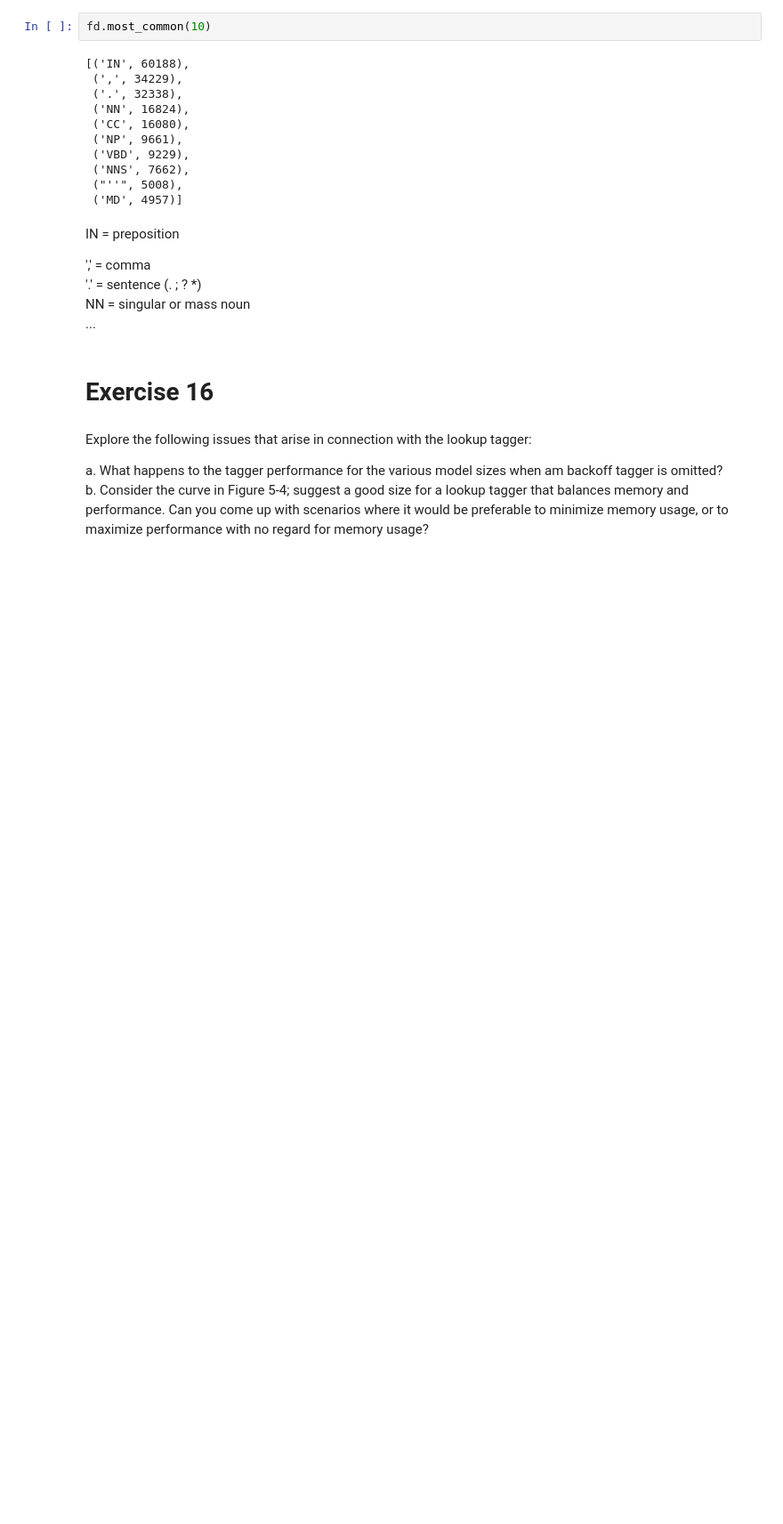
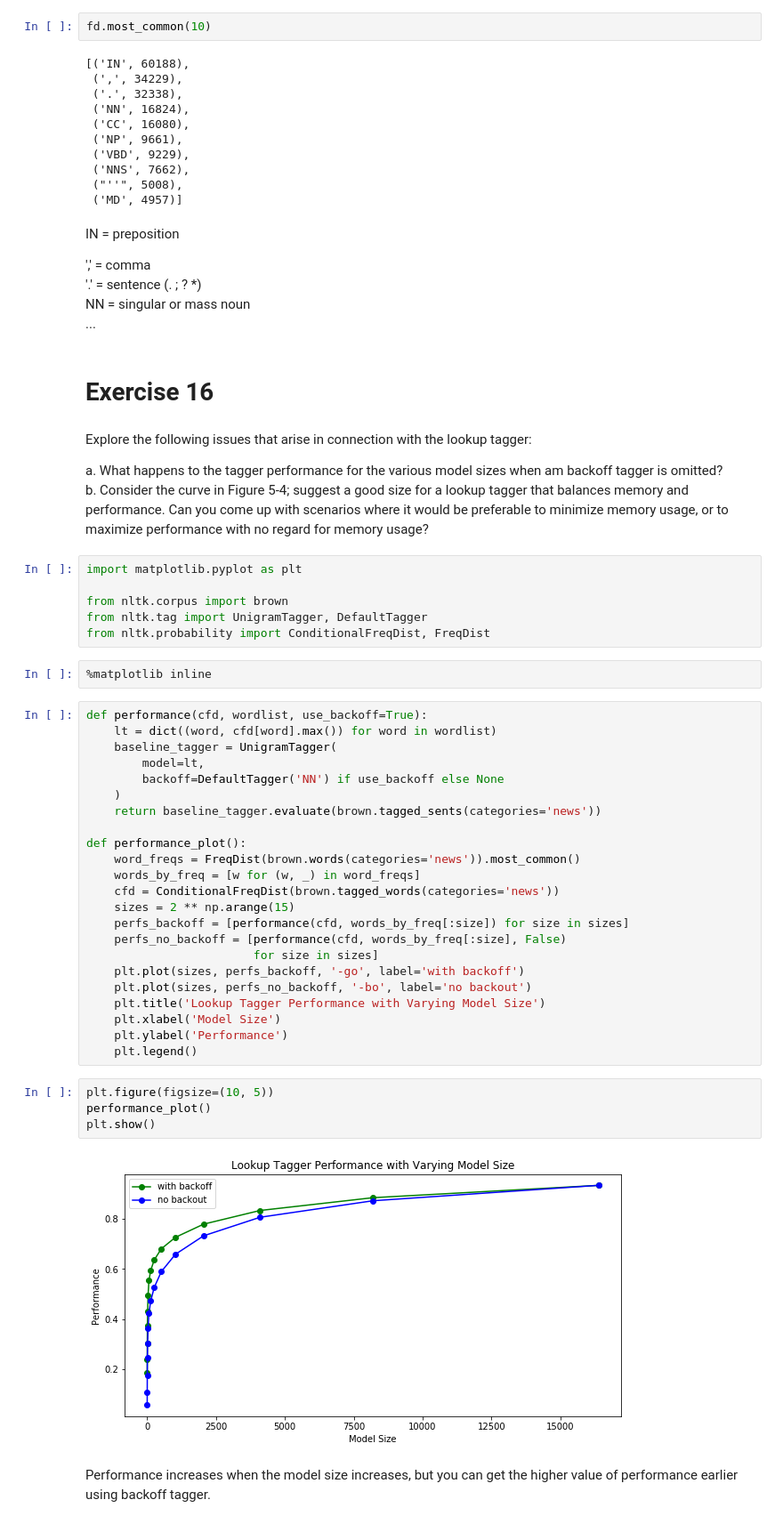
Before and after one commit to rjafarau/nltk-book, a Jupyter notebook: solutions/chapter_05.ipynb, the cells around one changed output. Shown at 89% size. Saved outputs shown, nothing was run; the diff lists cells and outputs as text; blank space fills up the shorter version.

```diff
--- a/solutions/chapter_05.ipynb
+++ b/solutions/chapter_05.ipynb
@@ -499,3 +499,42 @@ b. Consider the curve in Figure 5-4; suggest a good size for a lookup tagger tha
 balances memory and performance. Can you come up with scenarios where it
 would be preferable to minimize memory usage, or to maximize performance
 with no regard for memory usage?
+# %%
+import matplotlib.pyplot as plt
+
+from nltk.corpus import brown
+from nltk.tag import UnigramTagger, DefaultTagger
+from nltk.probability import ConditionalFreqDist, FreqDist
+# %%
+%matplotlib inline
+# %%
+def performance(cfd, wordlist, use_backoff=True):
+    lt = dict((word, cfd[word].max()) for word in wordlist)
+    baseline_tagger = UnigramTagger(
+        model=lt,
+        backoff=DefaultTagger('NN') if use_backoff else None
+    )
+    return baseline_tagger.evaluate(brown.tagged_sents(categories='news'))
+
+def performance_plot():
+    word_freqs = FreqDist(brown.words(categories='news')).most_common()
+    words_by_freq = [w for (w, _) in word_freqs]
+    cfd = ConditionalFreqDist(brown.tagged_words(categories='news'))
+    sizes = 2 ** np.arange(15)
+    perfs_backoff = [performance(cfd, words_by_freq[:size]) for size in sizes]
+    perfs_no_backoff = [performance(cfd, words_by_freq[:size], False)
+                        for size in sizes]
+    plt.plot(sizes, perfs_backoff, '-go', label='with backoff')
+    plt.plot(sizes, perfs_no_backoff, '-bo', label='no backout')
+    plt.title('Lookup Tagger Performance with Varying Model Size')
+    plt.xlabel('Model Size')
+    plt.ylabel('Performance')
+    plt.legend()
+# %%
+plt.figure(figsize=(10, 5))
+performance_plot()
+plt.show()
+# %% [output]
+[figure, added]
+# %% [markdown]
+Performance increases when the model size increases, but you can get the higher value of performance earlier using backoff tagger.
```
Also changed, not shown: parts of 46 cells of this notebook.
